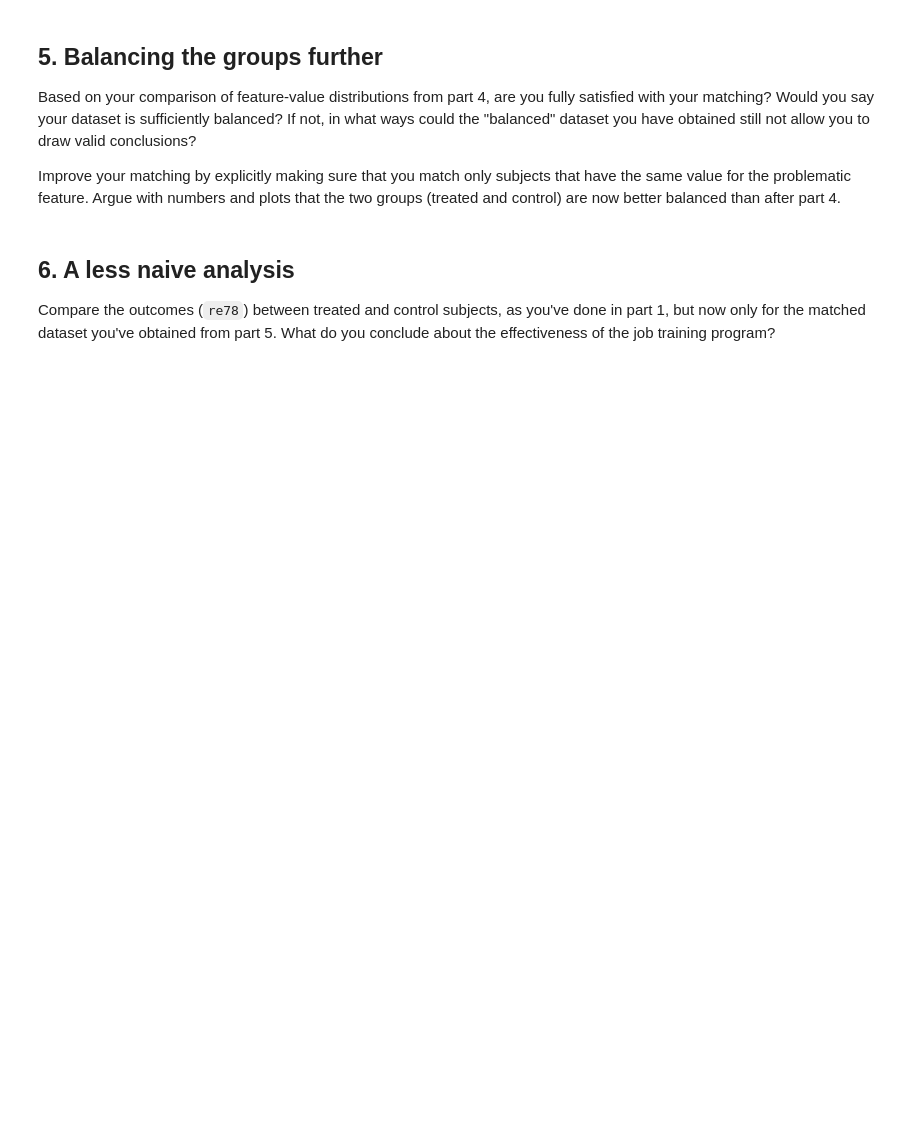
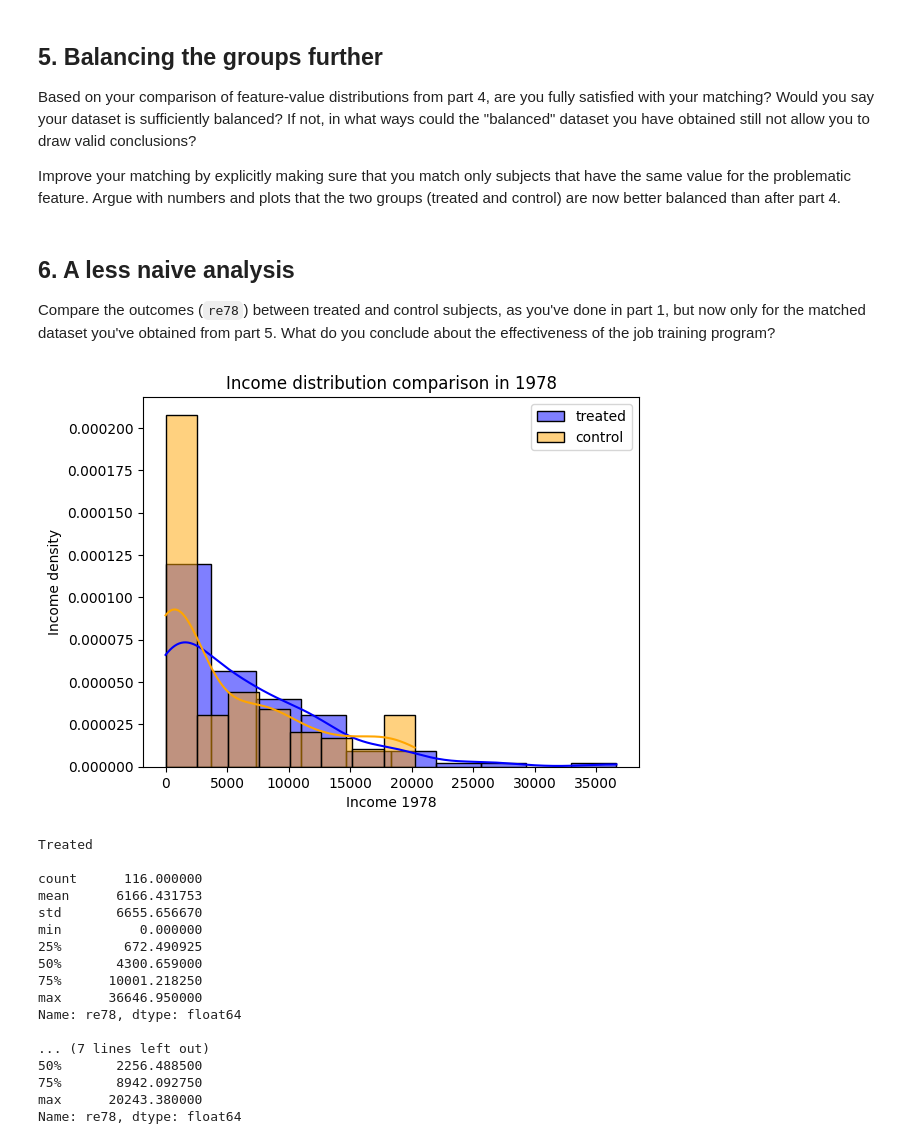
Before and after one commit to thehoul/2023Perso, a Jupyter notebook: Exercises/05 - Causal analysis of observational data/Observational studies exercise.ipynb, the cells around one changed output. Saved outputs shown, nothing was run; the diff lists cells and outputs as text; code cells hidden in the pictures; blank space fills up the shorter version.

```diff
--- a/Exercises/05 - Causal analysis of observational data/Observational studies exercise.ipynb
+++ b/Exercises/05 - Causal analysis of observational data/Observational studies exercise.ipynb
@@ -162,3 +211,19 @@ Argue with numbers and plots that the two groups (treated and control) are now b
+# %%
+treated = df[df['treat'] == 1]
+control = df[df['treat'] == 0]
+
+G = nx.Graph()
+
+for id_treated, treat in treated.iterrows():
+    for id_control, ctrl in control.iterrows():
+        if(ctrl['black'] == treat['black'] and ctrl['hispan'] == treat['hispan']):
+            sim = similarity(treat, ctrl)
+            G.add_weighted_edges_from([(id_control, id_treated, sim)])
+
+matching = nx.max_weight_matching(G)
+# %%
+match = [i[0] for i in list(matching)] + [i[1] for i in list(matching)]
+df_matched = df.iloc[match]
 # %% [markdown]
 ## 6. A less naive analysis
 
@@ -168,0 +232,33 @@ What do you conclude about the effectiveness of the job training program?
+# %%
+treated = df_matched[df_matched['treat'] == 1]
+control = df_matched[df_matched['treat'] == 0]
+
+ax = sns.histplot(x=treated['re78'], stat='density', kde=True, label='treated', color='blue')
+ax = sns.histplot(x=control['re78'], stat='density', kde=True, label='control', color='orange')
+ax.set(title='Income distribution comparison in 1978',xlabel='Income 1978', ylabel='Income density')
+plt.legend()
+plt.show()
+print('Treated\n')
+''' your code and explanations ''';
+print(treated.re78.describe())
+print('\nConrol\n')
+print(control.re78.describe())
+# %% [output]
+[figure, added]
+Treated
+
+count      116.000000
+mean      6166.431753
+std       6655.656670
+min          0.000000
+25%        672.490925
+50%       4300.659000
+75%      10001.218250
+max      36646.950000
+Name: re78, dtype: float64
+
+... (7 lines left out)
+50%       2256.488500
+75%       8942.092750
+max      20243.380000
+Name: re78, dtype: float64
```
Also changed, not shown: parts of 13 cells of this notebook.
